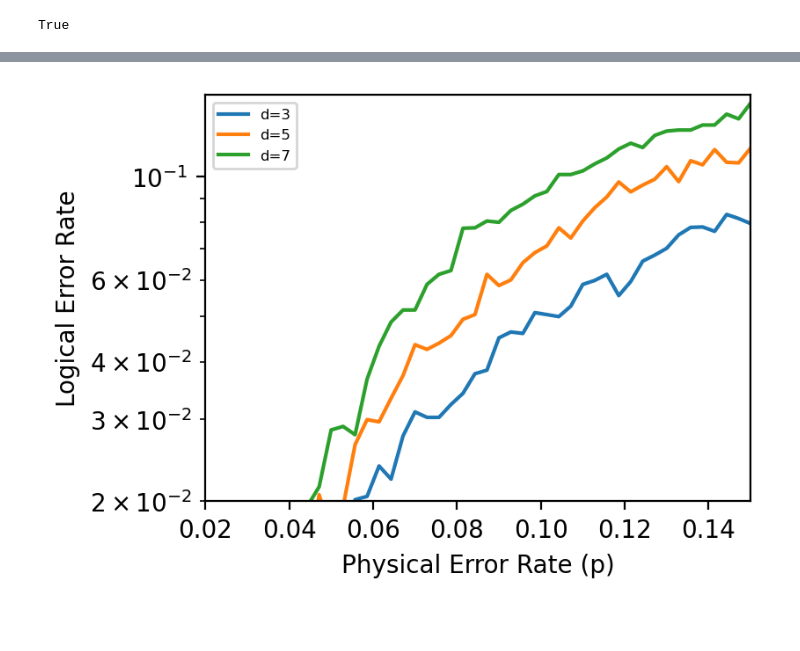
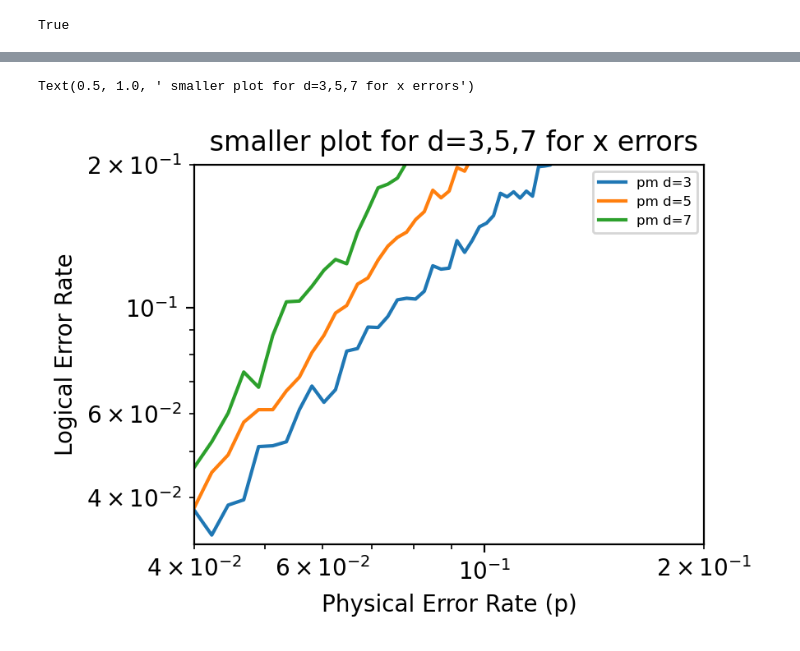
Before and after one commit to snow-apple/bacon_shor_code, a Jupyter notebook: mle_x_errors.ipynb, the cells around one changed output, grey strips where cells are left out. Cells and saved outputs as stored; diff of their text form; code cells hidden in the pictures; blank space fills up the shorter version.

Commit message:
made prelimenary plots for x errors with mle

```diff
--- a/mle_x_errors.ipynb
+++ b/mle_x_errors.ipynb
@@ -322,49 +322,62 @@ plot_multiple([3,5,7],phys_three,[log_three,log_five,log_seven],0.01,0.5,"d-3,5,
 # %%
 M=3
-physical_error_probs = np.linspace(0.01, 0.15, num=50)#physical error probs
+physical_error_probs = np.linspace(0.04, 0.15, num=50)#physical error probs
 logical_error_probs=[]
 for p in physical_error_probs:
     count = 0 #number of correct guesses from solver
-    for i in range(2000):
+    for i in range(5000):
         grid = random_error_grid(M,p)
         I, C = construct_stabilizers_scipy_x_errors(M,grid)
         guess = print_result(*mle_decoder_bs(M**2,I,C,p))
         if(solver_accuracy_x_errors(M,grid,solver_to_grid_scipy(M,guess)) != True):
             count+=1
-    logical_error_probs.append(count/6000)
+    logical_error_probs.append(count/5000)
 phys_three = physical_error_probs
 log_three = logical_error_probs
 # %%
 M=5
-physical_error_probs = np.linspace(0.01, 0.15, num=50)#physical error probs
+physical_error_probs = np.linspace(0.04, 0.15, num=50)#physical error probs
 logical_error_probs=[]
 for p in physical_error_probs:
     count = 0 #number of correct guesses from solver
-    for i in range(2000):
+    for i in range(5000):
         grid = random_error_grid(M,p)
         I, C = construct_stabilizers_scipy_x_errors(M,grid)
         guess = print_result(*mle_decoder_bs(M**2,I,C,p))
         if(solver_accuracy_x_errors(M,grid,solver_to_grid_scipy(M,guess)) != True):
             count+=1
-    logical_error_probs.append(count/6000)
+    logical_error_probs.append(count/5000)
 phys_five = physical_error_probs
 log_five = logical_error_probs
 # %%
 M=7
-physical_error_probs = np.linspace(0.01, 0.15, num=50)#physical error probs
+physical_error_probs = np.linspace(0.04, 0.15, num=50)#physical error probs
 logical_error_probs=[]
 for p in physical_error_probs:
     count = 0 #number of correct guesses from solver
-    for i in range(2000):
+    for i in range(5000):
         grid = random_error_grid(M,p)
         I, C = construct_stabilizers_scipy_x_errors(M,grid)
         guess = print_result(*mle_decoder_bs(M**2,I,C,p))
         if(solver_accuracy_x_errors(M,grid,solver_to_grid_scipy(M,guess)) != True):
             count+=1
-    logical_error_probs.append(count/6000)
+    logical_error_probs.append(count/5000)
 phys_seven = physical_error_probs
 log_seven = logical_error_probs
-# %%
-plot_multiple([3,5,7],phys_three,[log_three,log_five,log_seven],0.02,0.15,"d=3,5,7 for x errors", None)
-# %% [output]
-[figure, removed]
+# %%
+fig,ax = plt.subplots(1,1,dpi=200,figsize = (4,3))
+
+for d, log in zip([3,5,7], [log_three,log_five,log_seven]):
+    # if d == 9:
+    ax.plot(phys_three, log, label=f"pm d={d}")
+ax.legend(fontsize=6)
+ax.set_ylim(0.032, 0.2)
+ax.set_xlim(0.04, 0.2)
+ax.set_yscale("log")
+ax.set_xscale("log")
+ax.set_xlabel("Physical Error Rate (p)")
+ax.set_ylabel("Logical Error Rate")
+plt.title(" smaller plot for d=3,5,7 for x errors")
+# %% [output]
+Text(0.5, 1.0, ' smaller plot for d=3,5,7 for x errors')
+[figure, added]
```
Also changed, not shown: parts of 7 cells of this notebook.
